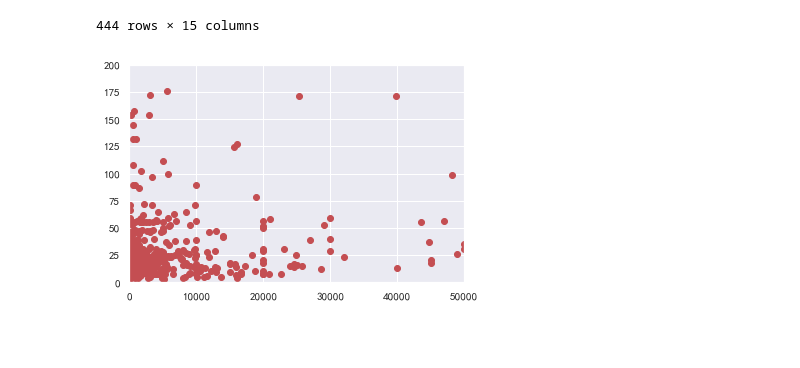
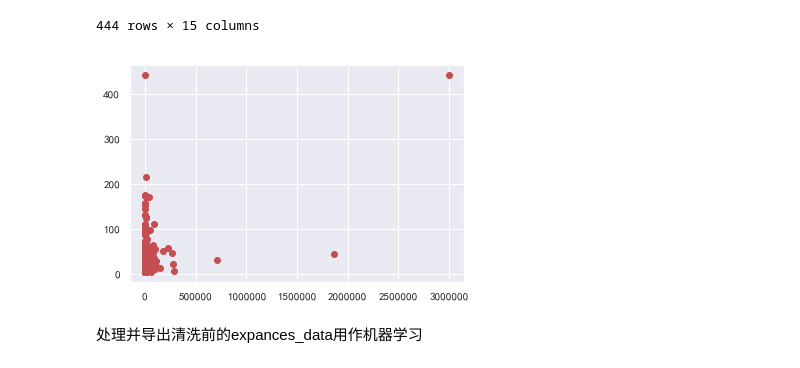
Before and after one commit to 314-studio/Car-Recommendation, a Jupyter notebook: DataCleaning.ipynb, the cells around one changed output. Drawn from its saved outputs; the diff is of its cells as text; code cells hidden in the pictures; blank space fills up the shorter version.

```diff
--- a/DataCleaning.ipynb
+++ b/DataCleaning.ipynb
@@ -201,9 +205,11 @@ new_expances_data_
 # %%
 y = new_expances_data_.iloc[:, 5].values
 X = new_expances_data_.iloc[:, -4].values
 
 plt.plot(X, y, 'ro')
-plt.axis([0, 50000, 0, 200])
+#plt.axis([0, 50000, 0, 200])
 plt.show()
 # %% [output]
-[figure, old version]
+[figure, new version]
+# %% [markdown]
+处理并导出清洗前的expances_data用作机器学习
```
Also changed, not shown: parts of 5 cells of this notebook, 2 other files.
